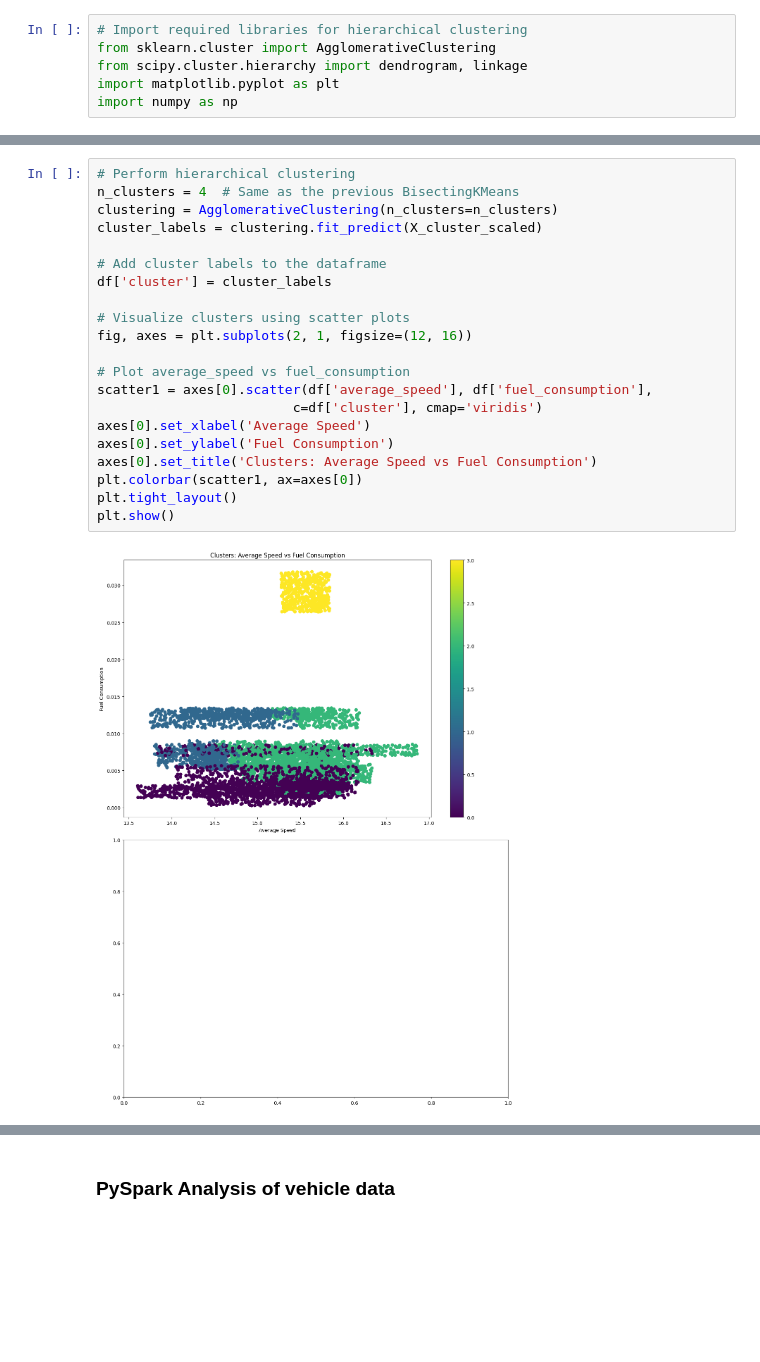
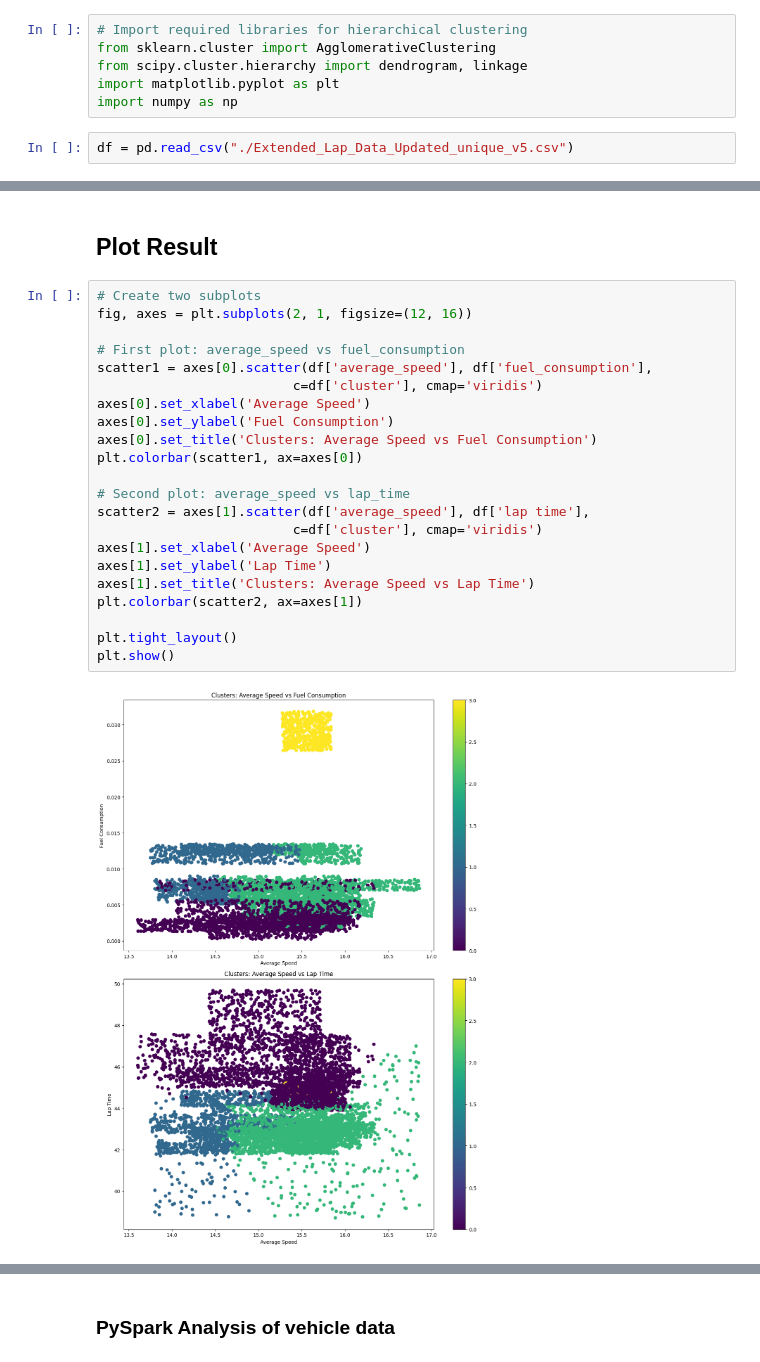
Before and after one commit to CanoniCarLTD/Canonicar_DS, a Jupyter notebook: part_2.ipynb, the cells around one changed output, grey strips where cells are left out. Saved outputs shown, nothing was run; the diff lists cells and outputs as text; blank space fills up the shorter version.

```diff
--- a/part_2.ipynb
+++ b/part_2.ipynb
@@ -617,6 +526,8 @@ from sklearn.cluster import AgglomerativeClustering
 from scipy.cluster.hierarchy import dendrogram, linkage
 import matplotlib.pyplot as plt
 import numpy as np
+# %%
+df = pd.read_csv("./Extended_Lap_Data_Updated_unique_v5.csv")
 # %%
 # Prepare features for clustering (using the same features as before)
 features = ['average_speed', 'fuel_consumption', 'lap time']
@@ -641,26 +559,29 @@ plt.show()
+# %% [markdown]
+## Plot Result
 # %%
-# Perform hierarchical clustering
-n_clusters = 4  # Same as the previous BisectingKMeans
-clustering = AgglomerativeClustering(n_clusters=n_clusters)
-cluster_labels = clustering.fit_predict(X_cluster_scaled)
-
-# Add cluster labels to the dataframe
-df['cluster'] = cluster_labels
-
-# Visualize clusters using scatter plots
+# Create two subplots
 fig, axes = plt.subplots(2, 1, figsize=(12, 16))
 
-# Plot average_speed vs fuel_consumption
+# First plot: average_speed vs fuel_consumption
 scatter1 = axes[0].scatter(df['average_speed'], df['fuel_consumption'],
                          c=df['cluster'], cmap='viridis')
 axes[0].set_xlabel('Average Speed')
 axes[0].set_ylabel('Fuel Consumption')
 axes[0].set_title('Clusters: Average Speed vs Fuel Consumption')
 plt.colorbar(scatter1, ax=axes[0])
+
+# Second plot: average_speed vs lap_time
+scatter2 = axes[1].scatter(df['average_speed'], df['lap time'],
+                         c=df['cluster'], cmap='viridis')
+axes[1].set_xlabel('Average Speed')
+axes[1].set_ylabel('Lap Time')
+axes[1].set_title('Clusters: Average Speed vs Lap Time')
+plt.colorbar(scatter2, ax=axes[1])
+
 plt.tight_layout()
 plt.show()
 # %% [output]
-[figure, old version]
+[figure, new version]
 # %%
 # Print cluster statistics
 print("\nCluster Statistics:")
```
Also changed, not shown: parts of 104 cells of this notebook, 1 other file.
